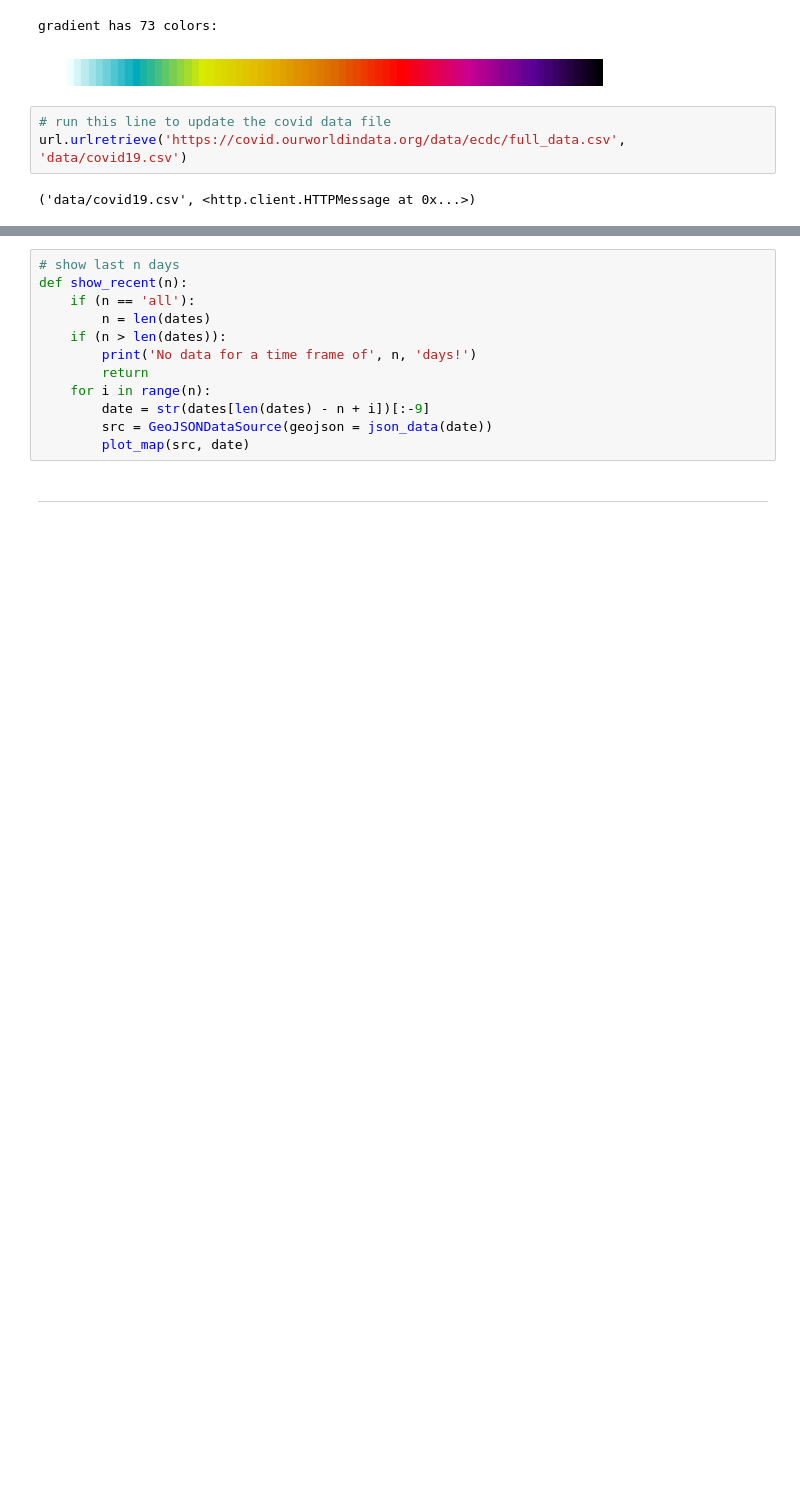
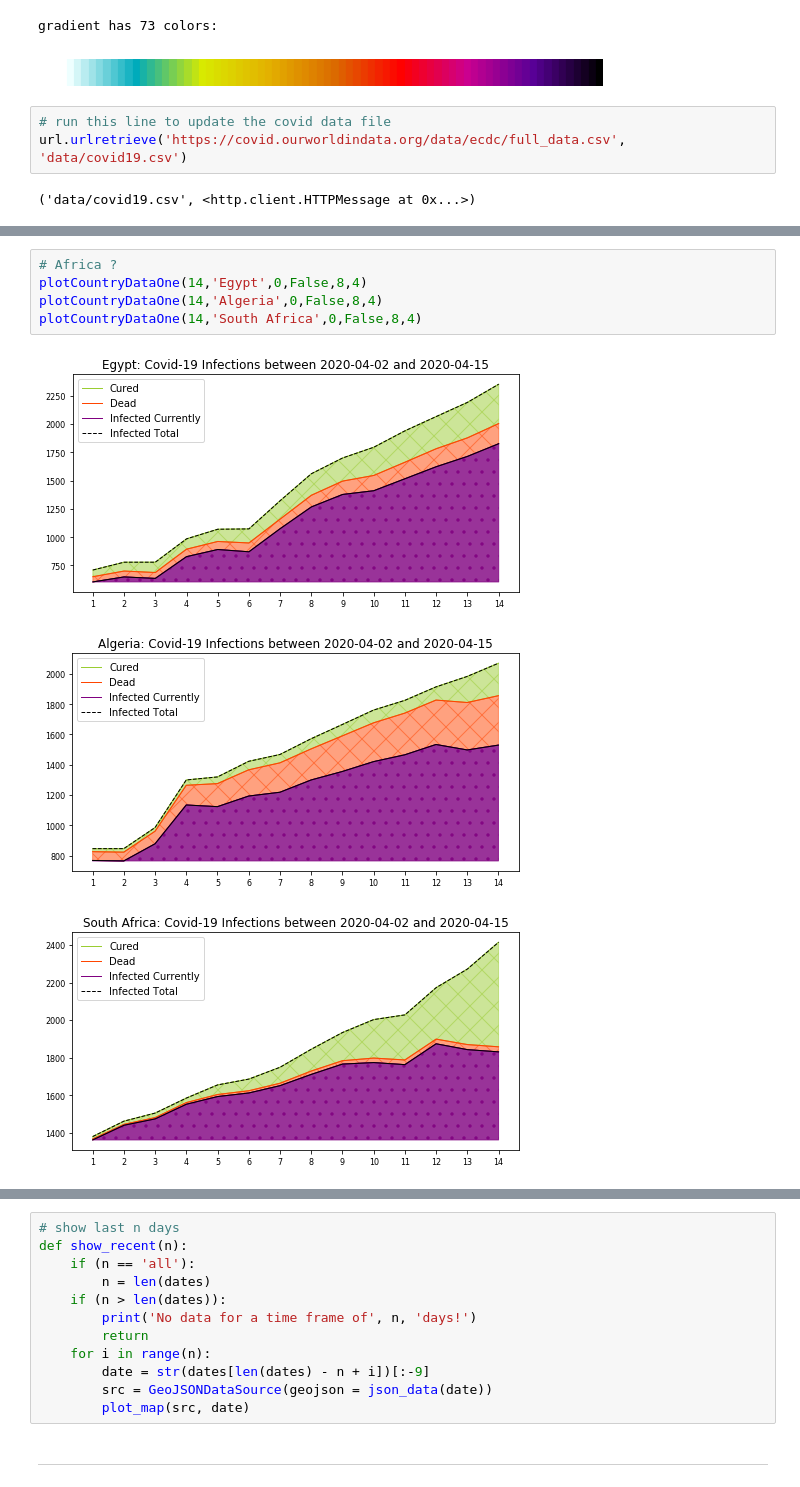
Before and after one commit to rndmbt/Covid-19-Visualization, a Jupyter notebook: covid-19-world.ipynb, the cells around one changed output, grey strips where cells are left out. Cells and saved outputs as stored; diff of their text form; blank space fills up the shorter version.

```diff
--- a/covid-19-world.ipynb
+++ b/covid-19-world.ipynb
@@ -72,3 +217,12 @@ def json_data(selectedYear):
+# %%
+# Africa ?
+plotCountryDataOne(14,'Egypt',0,False,8,4)
+plotCountryDataOne(14,'Algeria',0,False,8,4)
+plotCountryDataOne(14,'South Africa',0,False,8,4)
+# %% [output]
+[figure, added]
+[figure, added]
+[figure, added]
 # %%
 # setup visualization
 # DEFINE h for above which cases count a country is colored black!
```
Also changed, not shown: parts of 11 cells of this notebook, 2 other files.
